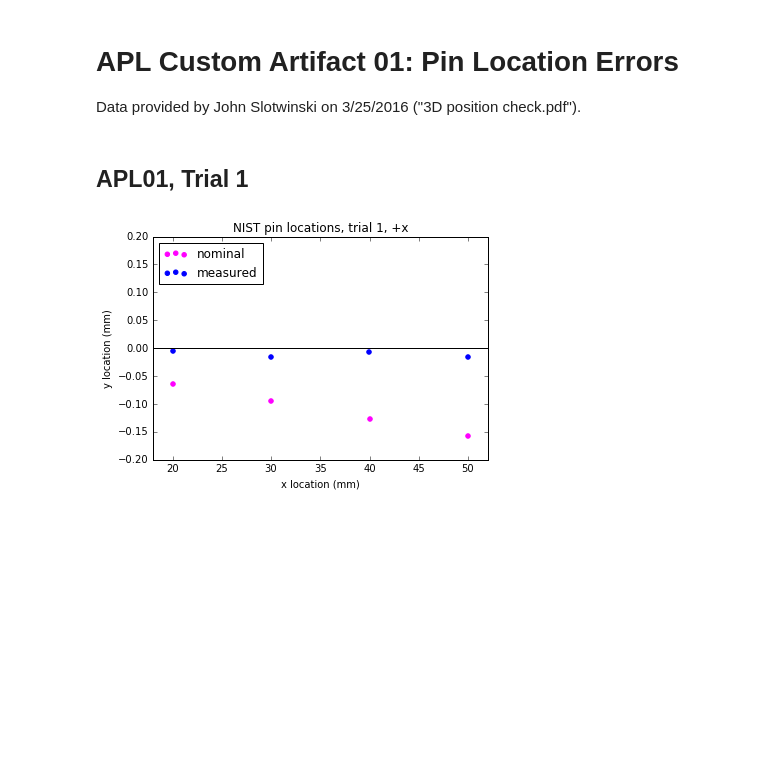
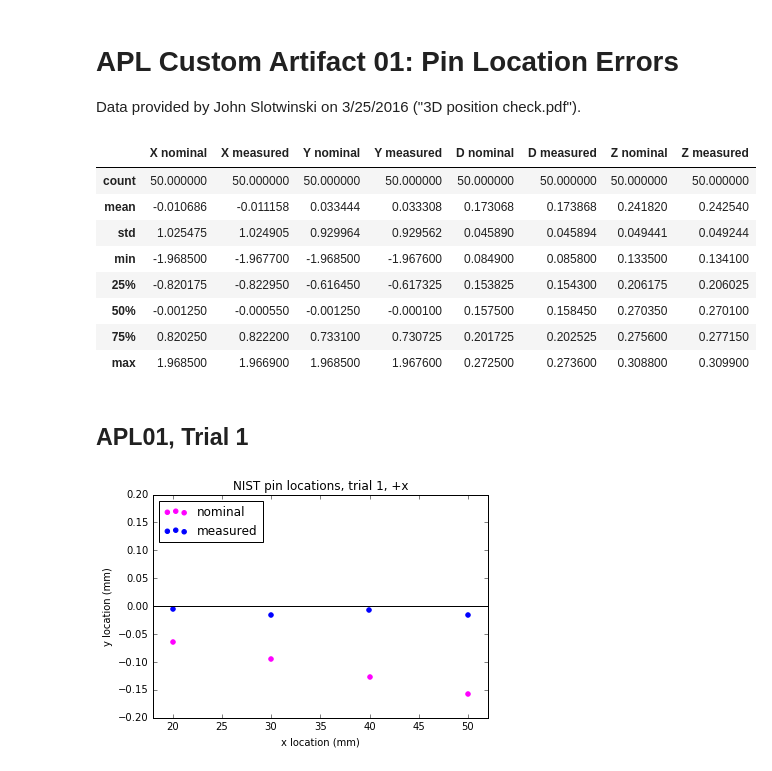
Before and after one commit to mjpekala/gp-am-study, a Jupyter notebook: examples/APL01_M290_maraging_steel.ipynb, the cells around one changed output. Saved outputs shown, nothing was run; the diff lists cells and outputs as text; code cells hidden in the pictures; blank space fills up the shorter version.

```diff
--- a/examples/APL01_M290_maraging_steel.ipynb
+++ b/examples/APL01_M290_maraging_steel.ipynb
@@ -68,21 +41,28 @@ def plot_pins(Xn, Xm, units='(mm)'):
 # %%
-Xn, Xm, D = load_data('/Users/pekalmj1/Documents/bb/gpam/data/APL01_M290_Maraging_steel/APL01_pin_features.csv')
-assert(Xn.shape[0] == 50)  # there should be 50 pins
+data = pd.read_csv('/Users/pekalmj1/Documents/bb/gpam/data/APL01_M290_Maraging_steel/APL01_pin_features.csv')
 
-np.set_printoptions(formatter={'float_kind': lambda x: "%0.4f" % x})
-
-#print "Nominal Pin locations"
-#print Xn
-#print "\n\nMeasured Pin locations"
-#print Xm
+Xn = data[['X nominal', 'Y nominal']].as_matrix()
+Xm = data[['X measured', 'Y measured']].as_matrix()
 
 
 # Convert to metric and calculate polar coordinates
 mmPerInch = 25.4
 Xn *= mmPerInch
 Xm *= mmPerInch
-D *= mmPerInch
+D = Xn - Xm
 rN, thetaN = gpam.cart2polar(Xn[:,0], Xn[:,1])  # nominal locations in polar coordinates
+
+data.describe()
+# %% [output]
+|  | X nominal | X measured | Y nominal | Y measured | D nominal | D measured | Z nominal | Z measured |
+| count | 50.000000 | 50.000000 | 50.000000 | 50.000000 | 50.000000 | 50.000000 | 50.000000 | 50.000000 |
+| mean | -0.010686 | -0.011158 | 0.033444 | 0.033308 | 0.173068 | 0.173868 | 0.241820 | 0.242540 |
+| std | 1.025475 | 1.024905 | 0.929964 | 0.929562 | 0.045890 | 0.045894 | 0.049441 | 0.049244 |
+| min | -1.968500 | -1.967700 | -1.968500 | -1.967600 | 0.084900 | 0.085800 | 0.133500 | 0.134100 |
+| 25% | -0.820175 | -0.822950 | -0.616450 | -0.617325 | 0.153825 | 0.154300 | 0.206175 | 0.206025 |
+| 50% | -0.001250 | -0.000550 | -0.001250 | -0.000100 | 0.157500 | 0.158450 | 0.270350 | 0.270100 |
+| 75% | 0.820250 | 0.822200 | 0.733100 | 0.730725 | 0.201725 | 0.202525 | 0.275600 | 0.277150 |
+| max | 1.968500 | 1.966900 | 1.968500 | 1.967600 | 0.272500 | 0.273600 | 0.308800 | 0.309900 |
 # %% [markdown]
 ## APL01, Trial 1
 # %%
```
Also changed, not shown: parts of 3 cells of this notebook.
